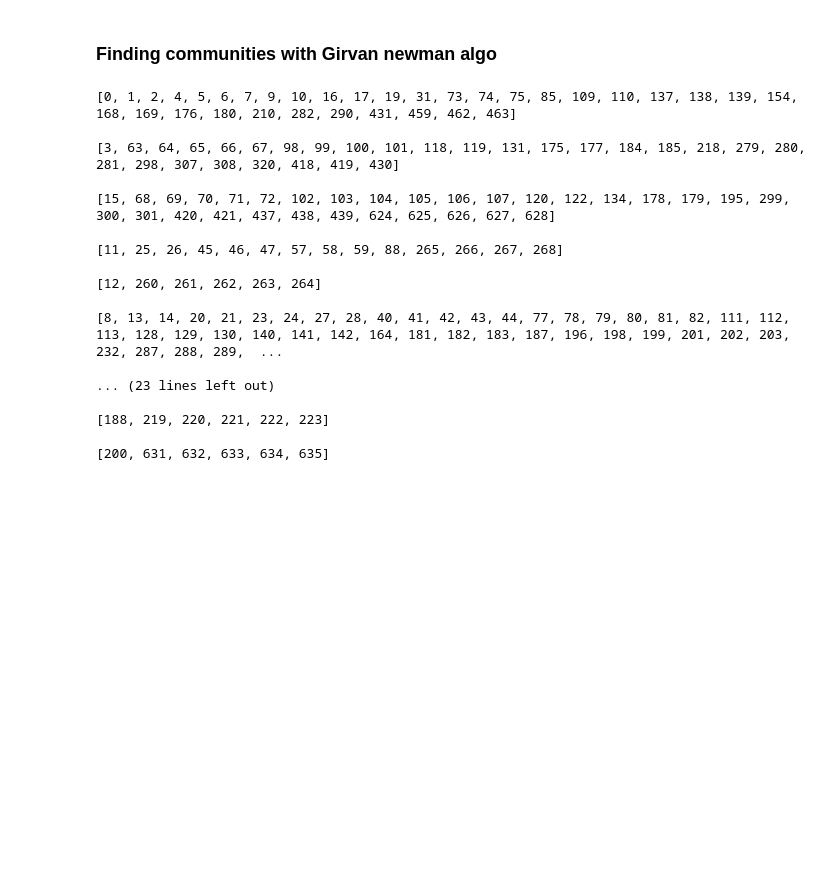
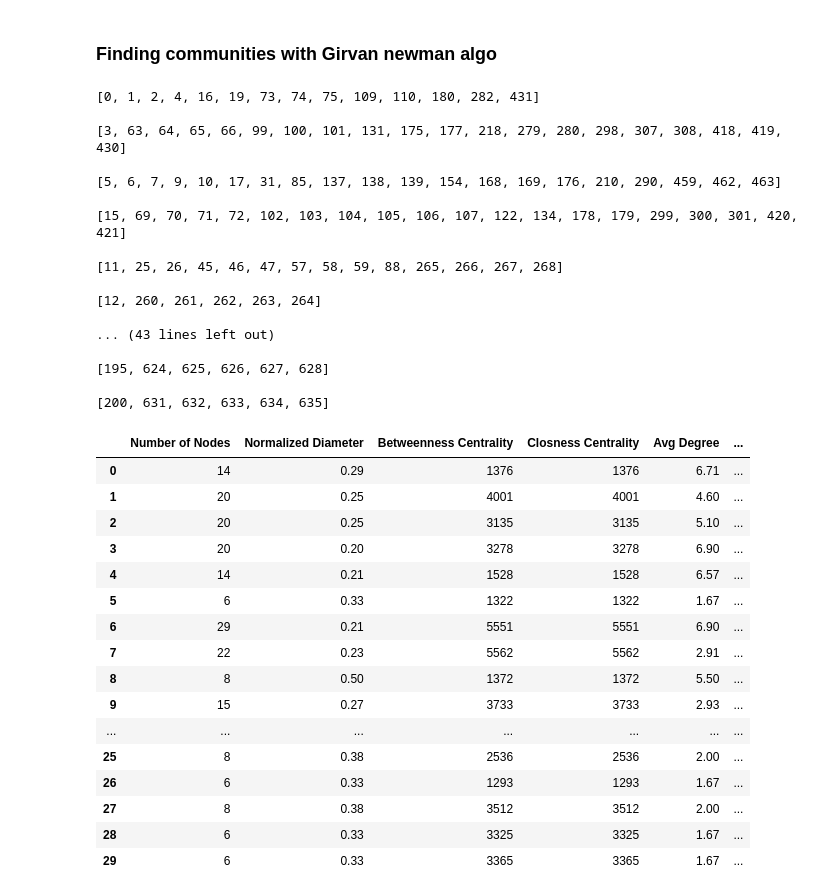
Before and after one commit to Wesam-Hashmeh/Amazon-Products-SNA, a Jupyter notebook: AmazonSNA.ipynb, the cells around one changed output. Cells and saved outputs as stored; diff of their text form; code cells hidden in the pictures; blank space fills up the shorter version.

```diff
--- a/AmazonSNA.ipynb
+++ b/AmazonSNA.ipynb
@@ -179,7 +179,7 @@ df
 
 import itertools
 
-k = 20
+k = 30
 comp = nx.community.girvan_newman(G)
 limited = itertools.takewhile(lambda c: len(c) <= k, comp)
 for communities in limited:
@@ -190,23 +190,63 @@ for i in coms:
     print(i)
     print()
 # %% [output]
-[0, 1, 2, 4, 5, 6, 7, 9, 10, 16, 17, 19, 31, 73, 74, 75, 85, 109, 110, 137, 138, 139, 154, 168, 169, 176, 180, 210, 282, 290, 431, 459, 462, 463]
+[0, 1, 2, 4, 16, 19, 73, 74, 75, 109, 110, 180, 282, 431]
 
-[3, 63, 64, 65, 66, 67, 98, 99, 100, 101, 118, 119, 131, 175, 177, 184, 185, 218, 279, 280, 281, 298, 307, 308, 320, 418, 419, 430]
+[3, 63, 64, 65, 66, 99, 100, 101, 131, 175, 177, 218, 279, 280, 298, 307, 308, 418, 419, 430]
 
-[15, 68, 69, 70, 71, 72, 102, 103, 104, 105, 106, 107, 120, 122, 134, 178, 179, 195, 299, 300, 301, 420, 421, 437, 438, 439, 624, 625, 626, 627, 628]
+[5, 6, 7, 9, 10, 17, 31, 85, 137, 138, 139, 154, 168, 169, 176, 210, 290, 459, 462, 463]
+
+[15, 69, 70, 71, 72, 102, 103, 104, 105, 106, 107, 122, 134, 178, 179, 299, 300, 301, 420, 421]
 
 [11, 25, 26, 45, 46, 47, 57, 58, 59, 88, 265, 266, 267, 268]
 
 [12, 260, 261, 262, 263, 264]
 
-[8, 13, 14, 20, 21, 23, 24, 27, 28, 40, 41, 42, 43, 44, 77, 78, 79, 80, 81, 82, 111, 112, 113, 128, 129, 130, 140, 141, 142, 164, 181, 182, 183, 187, 196, 198, 199, 201, 202, 203, 232, 287, 288, 289,  ...
+... (43 lines left out)
 
-... (23 lines left out)
-
-[188, 219, 220, 221, 222, 223]
+[195, 624, 625, 626, 627, 628]
 
 [200, 631, 632, 633, 634, 635]
+# %%
+community_metrics = []
+for c in coms:
+    sub_graph = G.subgraph(c)
+    community_metrics.append({"Number of Nodes":len(c),
+                              "Normalized Diameter" : round(nx.diameter(nx.Graph(sub_graph)) / len(c),2),
+                              "Betweenness Centrality": sum(nx.betweenness_centrality(sub_graph)),
+                              "Closness Centrality": sum(nx.closeness_centrality(sub_graph)),
+                              "Avg Degree": round(sum(dict(nx.degree(sub_graph)).values()) / len(c),2),
+                              "Average Shortest Path": nx.average_shortest_path_length(nx.Graph(sub_graph)),
+                              "Reciprocity": nx.reciprocity(sub_graph),
+                              "Density": nx.density(sub_graph)})
+
+com_metrics_df = pd.DataFrame(community_metrics, columns=['Number of Nodes',
+                                                          'Normalized Diameter',
+                                                          'Betweenness Centrality',
+                                                          'Closness Centrality',
+                                                          'Avg Degree',
+                                                          'Average Shortest Path',
+                                                          'Reciprocity',
+                                                          'Density'])
+com_metrics_df
+# %% [output]
+|  | Number of Nodes | Normalized Diameter | Betweenness Centrality | Closness Centrality | Avg Degree | ... |
+| 0 | 14 | 0.29 | 1376 | 1376 | 6.71 | ... |
+| 1 | 20 | 0.25 | 4001 | 4001 | 4.60 | ... |
+| 2 | 20 | 0.25 | 3135 | 3135 | 5.10 | ... |
+| 3 | 20 | 0.20 | 3278 | 3278 | 6.90 | ... |
+| 4 | 14 | 0.21 | 1528 | 1528 | 6.57 | ... |
+| 5 | 6 | 0.33 | 1322 | 1322 | 1.67 | ... |
+| 6 | 29 | 0.21 | 5551 | 5551 | 6.90 | ... |
+| 7 | 22 | 0.23 | 5562 | 5562 | 2.91 | ... |
+| 8 | 8 | 0.50 | 1372 | 1372 | 5.50 | ... |
+| 9 | 15 | 0.27 | 3733 | 3733 | 2.93 | ... |
+| ... | ... | ... | ... | ... | ... | ... |
+| 25 | 8 | 0.38 | 2536 | 2536 | 2.00 | ... |
+| 26 | 6 | 0.33 | 1293 | 1293 | 1.67 | ... |
+| 27 | 8 | 0.38 | 3512 | 3512 | 2.00 | ... |
+| 28 | 6 | 0.33 | 3325 | 3325 | 1.67 | ... |
+| 29 | 6 | 0.33 | 3365 | 3365 | 1.67 | ... |
 # %%
 from collections import Counter
 
```
Also changed, not shown: parts of 2 cells of this notebook.
